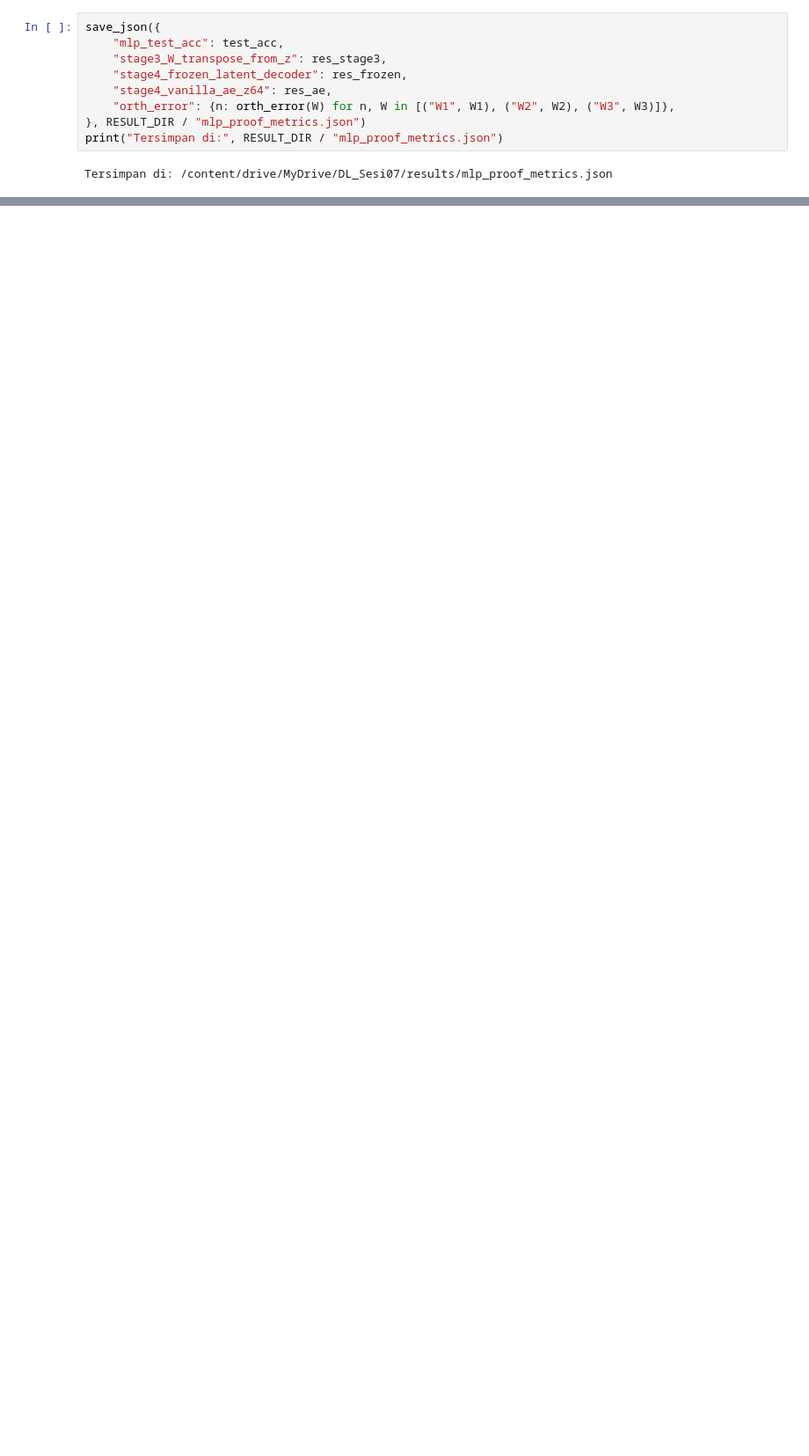
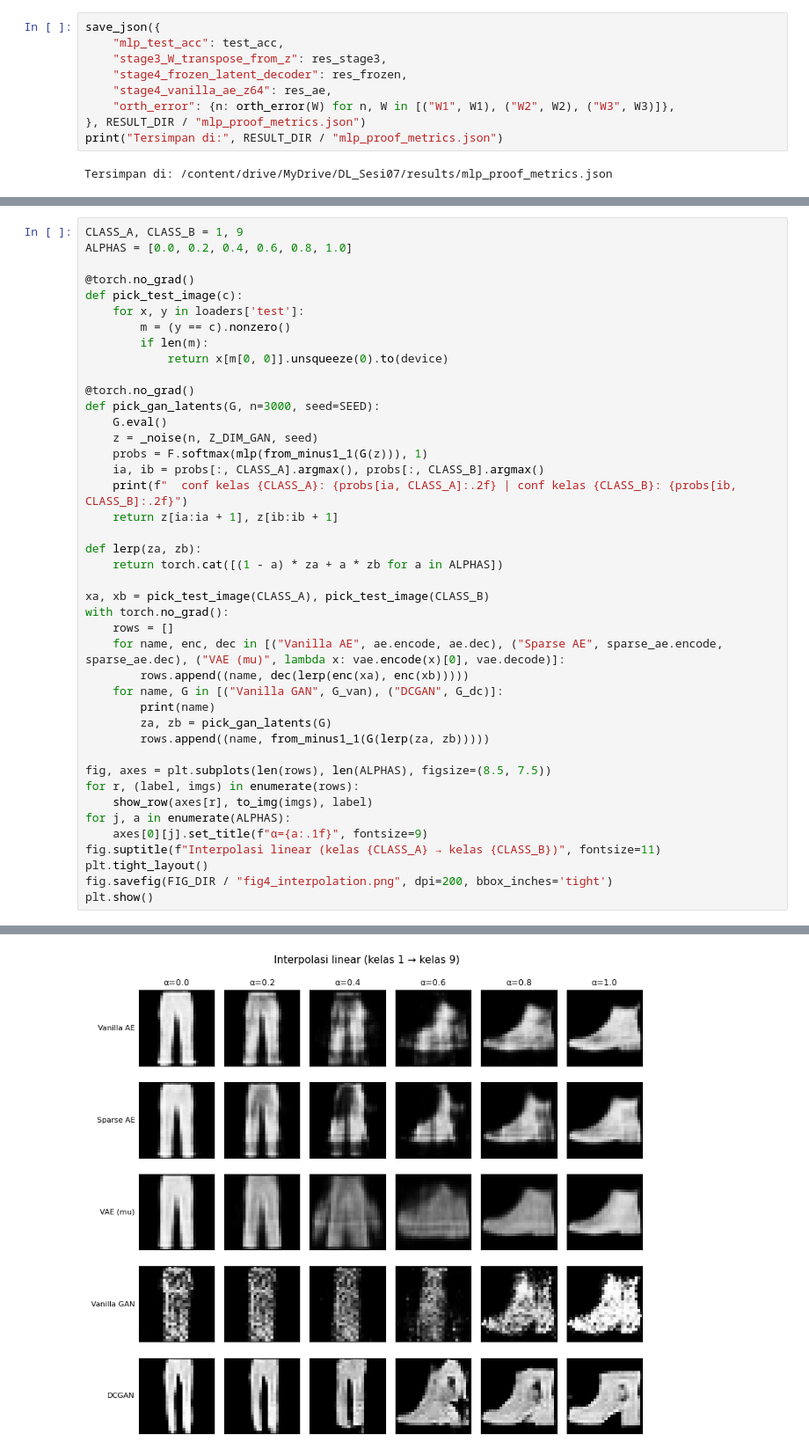
Before and after one commit to Cytrusssss/DeepLearningTakeHomeAssignment, a Jupyter notebook: main.ipynb, the cells around one changed output, grey strips where cells are left out. Shown at 88% size. Cells and saved outputs as stored; diff of their text form; blank space fills up the shorter version.

```diff
--- a/main.ipynb
+++ b/main.ipynb
@@ -517,0 +999,43 @@ Tersimpan di: /content/drive/MyDrive/DL_Sesi07/results/mlp_proof_metrics.json
+# %%
+CLASS_A, CLASS_B = 1, 9
+ALPHAS = [0.0, 0.2, 0.4, 0.6, 0.8, 1.0]
+
+@torch.no_grad()
+def pick_test_image(c):
+    for x, y in loaders['test']:
+        m = (y == c).nonzero()
+        if len(m):
+            return x[m[0, 0]].unsqueeze(0).to(device)
+
+@torch.no_grad()
+def pick_gan_latents(G, n=3000, seed=SEED):
+    G.eval()
+    z = _noise(n, Z_DIM_GAN, seed)
+    probs = F.softmax(mlp(from_minus1_1(G(z))), 1)
+    ia, ib = probs[:, CLASS_A].argmax(), probs[:, CLASS_B].argmax()
+    print(f"  conf kelas {CLASS_A}: {probs[ia, CLASS_A]:.2f} | conf kelas {CLASS_B}: {probs[ib, CLASS_B]:.2f}")
+    return z[ia:ia + 1], z[ib:ib + 1]
+
+def lerp(za, zb):
+    return torch.cat([(1 - a) * za + a * zb for a in ALPHAS])
+
+xa, xb = pick_test_image(CLASS_A), pick_test_image(CLASS_B)
+with torch.no_grad():
+    rows = []
+    for name, enc, dec in [("Vanilla AE", ae.encode, ae.dec), ("Sparse AE", sparse_ae.encode, sparse_ae.dec), ("VAE (mu)", lambda x: vae.encode(x)[0], vae.decode)]:
+        rows.append((name, dec(lerp(enc(xa), enc(xb)))))
+    for name, G in [("Vanilla GAN", G_van), ("DCGAN", G_dc)]:
+        print(name)
+        za, zb = pick_gan_latents(G)
+        rows.append((name, from_minus1_1(G(lerp(za, zb)))))
+
+fig, axes = plt.subplots(len(rows), len(ALPHAS), figsize=(8.5, 7.5))
+for r, (label, imgs) in enumerate(rows):
+    show_row(axes[r], to_img(imgs), label)
+for j, a in enumerate(ALPHAS):
+    axes[0][j].set_title(f"α={a:.1f}", fontsize=9)
+fig.suptitle(f"Interpolasi linear (kelas {CLASS_A} → kelas {CLASS_B})", fontsize=11)
+plt.tight_layout()
+fig.savefig(FIG_DIR / "fig4_interpolation.png", dpi=200, bbox_inches='tight')
+plt.show()
+# %% [output]
@@ -517,0 +1046 @@ Tersimpan di: /content/drive/MyDrive/DL_Sesi07/results/mlp_proof_metrics.json
+[figure, added]
```
Also changed, not shown: parts of 21 cells of this notebook.
